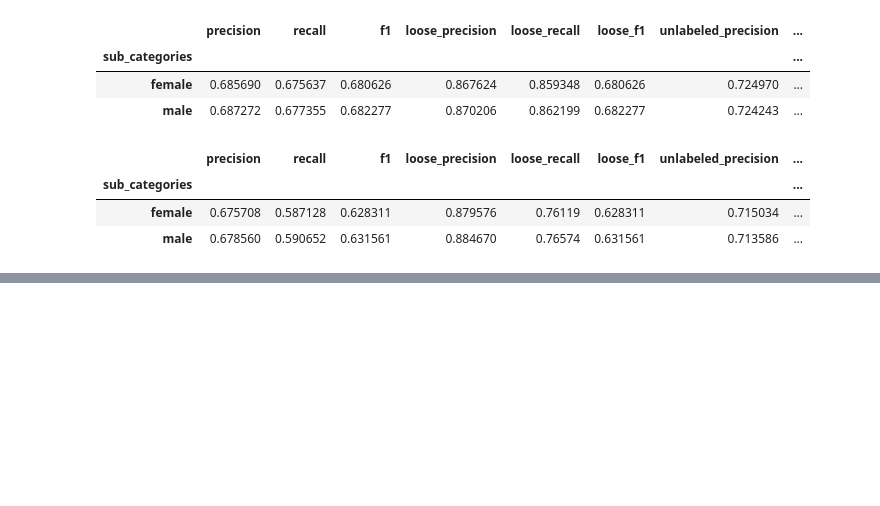
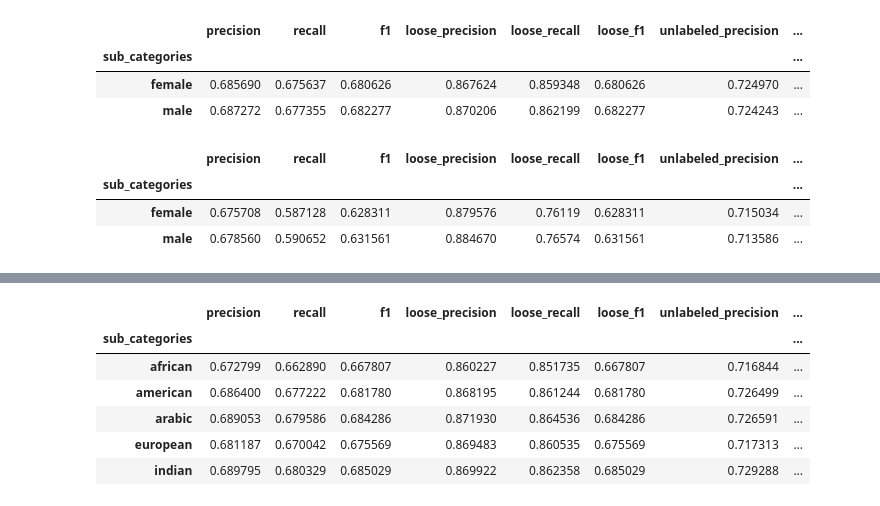
Before and after one commit to BossThePro/NLPProject-Group-SLP, a Jupyter notebook: code/evaluation.ipynb, the cells around one changed output, grey strips where cells are left out. Drawn from its saved outputs; the diff is of its cells as text; code cells hidden in the pictures; blank space fills up the shorter version.

```diff
--- a/code/evaluation.ipynb
+++ b/code/evaluation.ipynb
@@ -328,0 +372,12 @@ pronouns_multi_results
+# %%
+person_mono_mask = ((df["folder"] == "person") & (df["model"] == "mono"))
+person_mono_result = df[person_mono_mask].groupby("sub_categories").mean(numeric_only=True)
+person_mono_result
+# %% [output]
+|  | precision | recall | f1 | loose_precision | loose_recall | loose_f1 | unlabeled_precision | ... |
+| sub_categories |  |  |  |  |  |  |  | ... |
+| african | 0.672799 | 0.662890 | 0.667807 | 0.860227 | 0.851735 | 0.667807 | 0.716844 | ... |
+| american | 0.686400 | 0.677222 | 0.681780 | 0.868195 | 0.861244 | 0.681780 | 0.726499 | ... |
+| arabic | 0.689053 | 0.679586 | 0.684286 | 0.871930 | 0.864536 | 0.684286 | 0.726591 | ... |
+| european | 0.681187 | 0.670042 | 0.675569 | 0.869483 | 0.860535 | 0.675569 | 0.717313 | ... |
+| indian | 0.689795 | 0.680329 | 0.685029 | 0.869922 | 0.862358 | 0.685029 | 0.729288 | ... |
```
Also changed, not shown: parts of 10 cells of this notebook, 1 other file.
